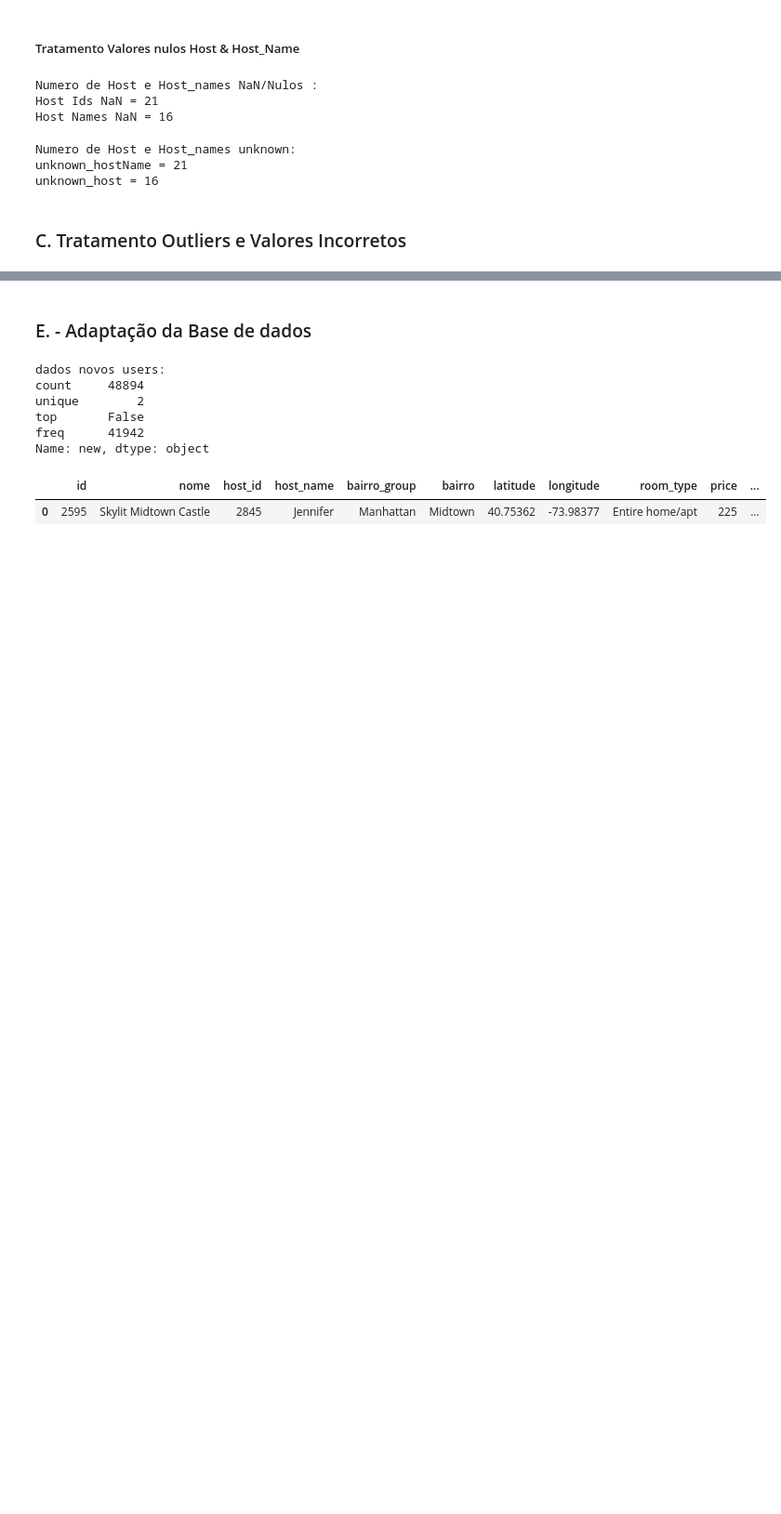
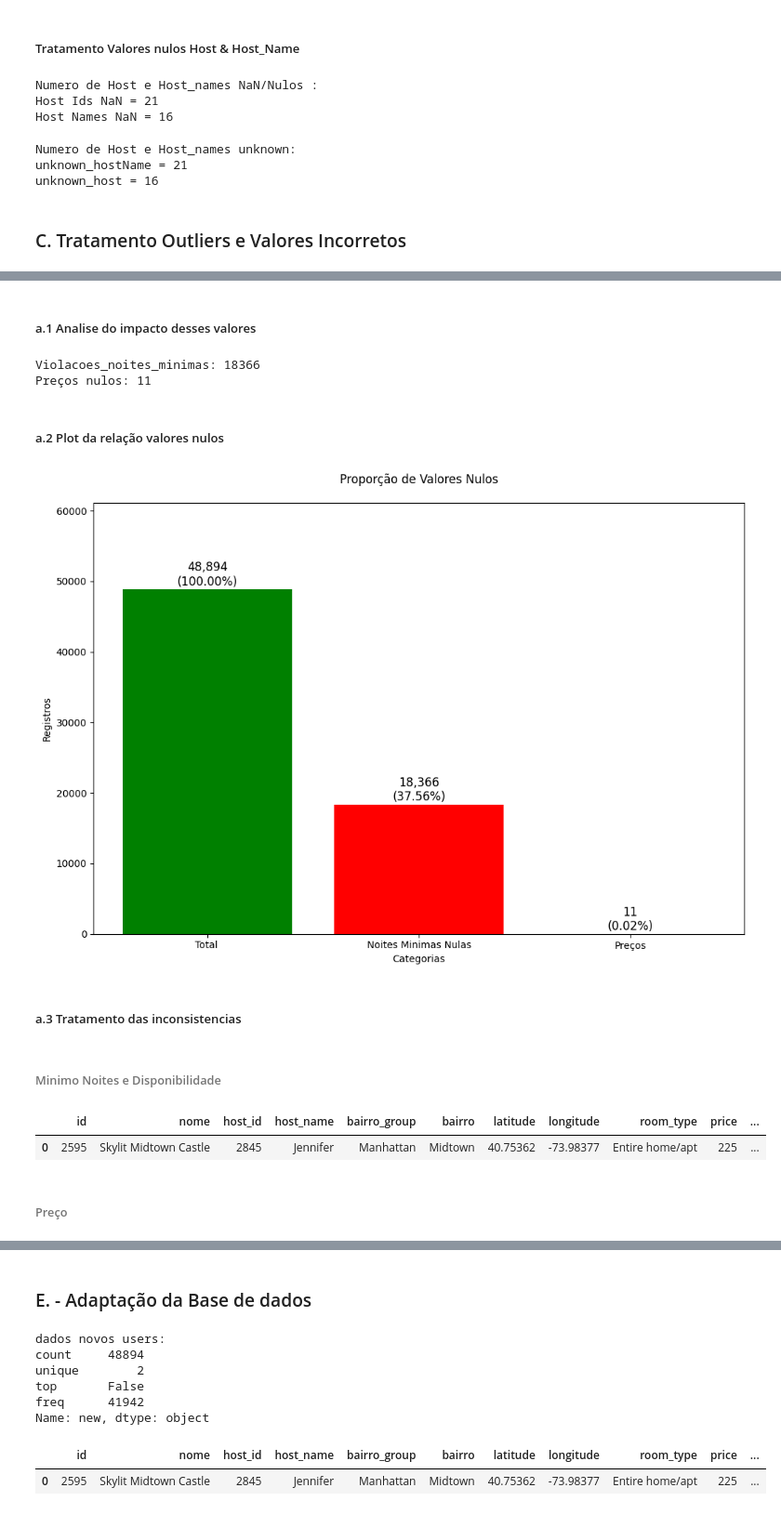
Before and after one commit to SeijiUeno/EDA_NewYork_Listings, a Jupyter notebook: Untitled.ipynb, the cells around one changed output, grey strips where cells are left out. Shown at 93% size. Cells and saved outputs as stored; diff of their text form; code cells hidden in the pictures; blank space fills up the shorter version.

```diff
--- a/Untitled.ipynb
+++ b/Untitled.ipynb
@@ -783,0 +809,58 @@ unknown_host = 16
+# %% [markdown]
+##### a.1 Analise do impacto desses valores
+# %%
+# check violações
+violacoes_noites_minimas = dataBase[dataBase['minimo_noites'] > dataBase['disponibilidade_365']]
+precos_nulos = dataBase[dataBase['price'] <= 0]
+
+print(f'Violacoes_noites_minimas: {len(violacoes_noites_minimas)}')
+print(f'Preços nulos: {len(precos_nulos)}')
+# %% [output]
+Violacoes_noites_minimas: 18366
+Preços nulos: 11
+# %% [markdown]
+##### a.2 Plot da relação valores nulos
+# %%
+total = len(dataBase)
+noites_nulas = len(dataBase[dataBase['minimo_noites'] > dataBase['disponibilidade_365']])
+precos_nulos = len(dataBase[dataBase['price'] <= 0])
+
+# Preparação dos dados para o gráfico
+categorias = ['Total ', 'Noites Minimas Nulas', 'Preços']
+contagens = [total, noites_nulas, precos_nulos]
+percentuais = [
+    100.0,
+    (noites_nulas / total) * 100,
+    (precos_nulos / total) * 100
+]
+
+altura_max = max(contagens) * 1.25
+
+(fig, ax) = plt.subplots(figsize=(12, 8))
+barras = ax.bar(categorias, contagens, color=['green', 'red', 'red'])
+
+ax.set_title('Proporção de Valores Nulos', pad=20)
+ax.set_ylabel('Registros')
+ax.set_xlabel('Categorias')
+ax.set_ylim(0, altura_max)
+
+
+for barra, percentual in zip(barras, percentuais):
+    altura = barra.get_height()
+    ax.text(
+        barra.get_x() + barra.get_width()/2,
+        altura + 0.002 * altura_max ,
+        f'{altura:,}\n({percentual:.2f}%)',
+        ha='center',
+        va='bottom',
+        fontsize=12
+    )
+
+plt.show()
+save_figure('percentual_NoitesNulas_PriceNulo_EDA_P1', 'EDA_P1', fig)
+# %% [output]
+[figure, added]
+# %% [markdown]
+##### a.3 Tratamento das inconsistencias
+# %% [markdown]
+###### Minimo Noites e Disponibilidade
@@ -783,0 +873,8 @@ unknown_host = 16
+# %%
+dataBase['indisponivel'].describe()
+dataBase.head(1)
+# %% [output]
+|  | id | nome | host_id | host_name | bairro_group | bairro | latitude | longitude | room_type | price | ... |
+| 0 | 2595 | Skylit Midtown Castle | 2845 | Jennifer | Manhattan | Midtown | 40.75362 | -73.98377 | Entire home/apt | 225 | ... |
+# %% [markdown]
+###### Preço
```
Also changed, not shown: parts of 8 cells of this notebook, 1 other file.
